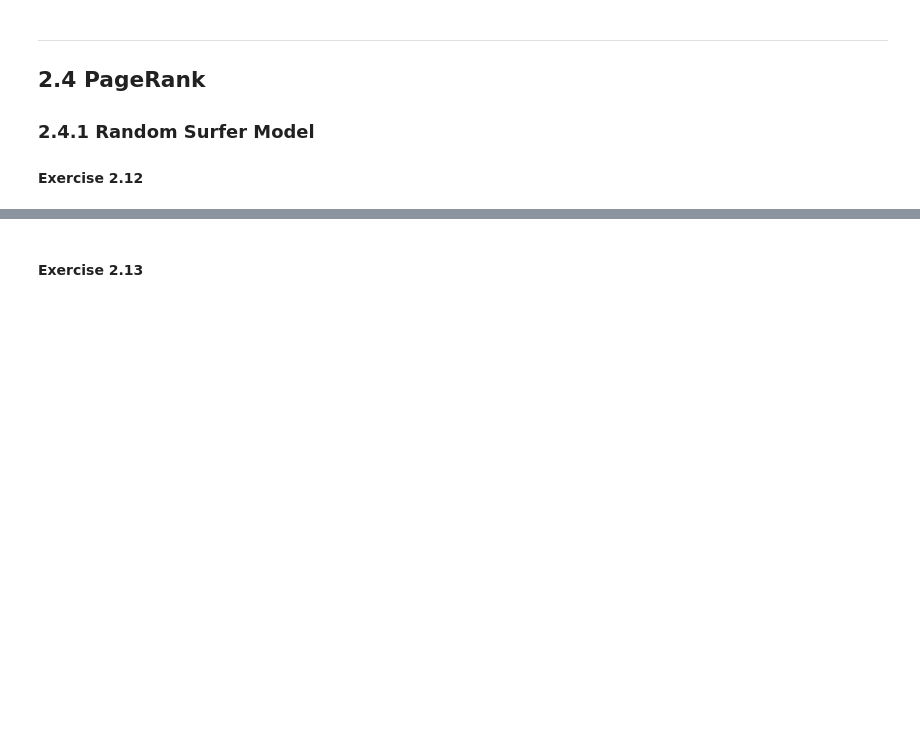
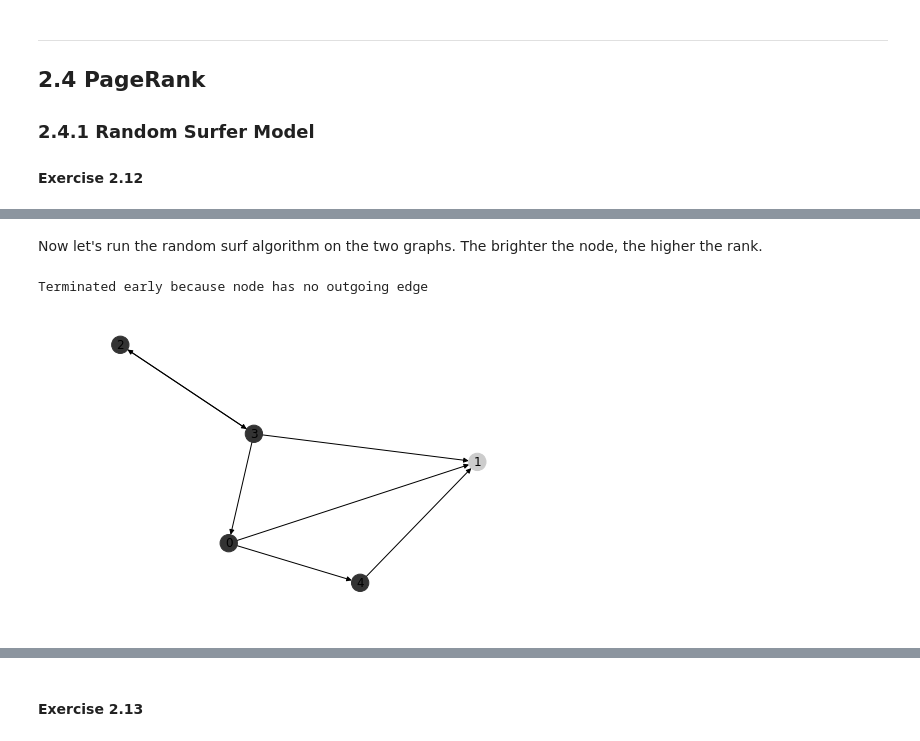
Before and after one commit to simonwicky/Internet-Analytics, a Jupyter notebook: lab02/notebooks/ix-lab2-notebook-part4.ipynb, the cells around one changed output, grey strips where cells are left out. Saved outputs shown, nothing was run; the diff lists cells and outputs as text; code cells hidden in the pictures; blank space fills up the shorter version.

```diff
--- a/lab02/notebooks/ix-lab2-notebook-part4.ipynb
+++ b/lab02/notebooks/ix-lab2-notebook-part4.ipynb
@@ -31,0 +52,40 @@
+# %%
+import random
+
+def random_surf(graph, iterations):
+    nx.set_node_attributes(graph, 0, name="rank")
+    nodes = graph.nodes
+    current_node = random.choice(list(nodes))
+    for i in range(iterations):
+        graph.node[current_node]['rank'] += 1
+        out_edges = graph.out_edges(current_node)
+        if len(out_edges) == 0:
+            print("Terminated early because node has no outgoing edge")
+            return
+        else:
+            current_node = random.choice(list(out_edges))[1]
+
+def rank_colors(graph):
+    node_color = []
+    max_rank = 0
+    for node in graph.nodes(data=True):
+        if node[1]['rank'] > max_rank:
+            max_rank = node[1]['rank']
+
+    for node in graph.nodes(data=True):
+        node_rank = node[1]['rank']
+        if node_rank == 0:
+            node_color.append([0.2,0.2,0.2])
+        else:
+            color = 0.8*(node_rank/max_rank)
+            node_color.append([color,color,color])
+    return node_color
+# %% [markdown]
+Now let's run the random surf algorithm on the two graphs. The brighter the node, the higher the rank.
+# %%
+random_surf(absorbing, 1000)
+colors = rank_colors(absorbing)
+nx.draw(absorbing, arrows = True, with_labels = True, node_color = colors)
+# %% [output]
+Terminated early because node has no outgoing edge
+[figure, added]
```
Also changed, not shown: parts of 15 cells of this notebook.
